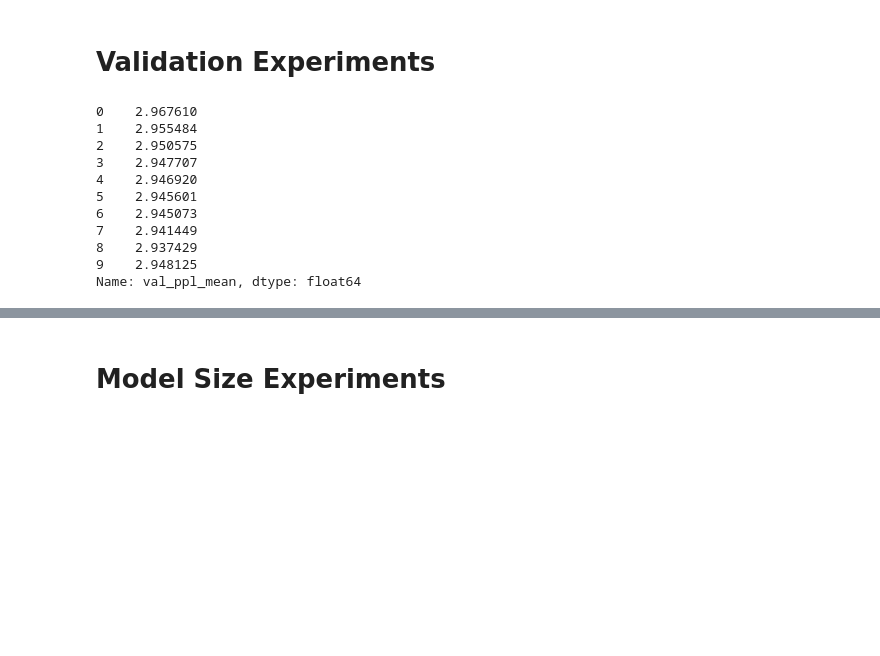
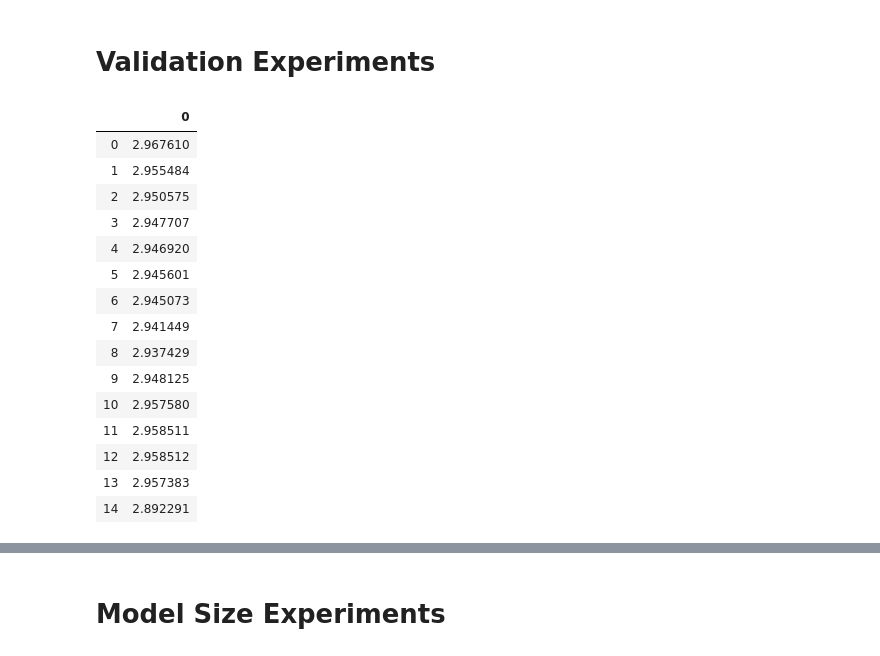
Before and after one commit to kushalarora/quant_exp_bias, a Jupyter notebook: experiments_only_plots.ipynb, the cells around one changed output, grey strips where cells are left out. Saved outputs shown, nothing was run; the diff lists cells and outputs as text; code cells hidden in the pictures; blank space fills up the shorter version.

```diff
--- a/experiments_only_plots.ipynb
+++ b/experiments_only_plots.ipynb
@@ -117,8 +72,8 @@ Text(0, 0.5, 'Exposure Bias')
 # %% [markdown]
 # Validation Experiments
 # %%
-result_file = 'results/artificial_grammar/10_12_2019_22_07_56/validation_experiments.json'
-#result_file = 'results/artificial_grammar/10_12_2019_21_00_22/validation_experiments.json'
+#result_file = 'results/artificial_grammar/10_12_2019_22_07_56/validation_experiments.json'
+result_file = 'results/artificial_grammar/10_12_2019_21_00_22/validation_experiments.json'
 validation_exp_results = json.load(open(result_file))
 
 # val_ppl_max_len = 0
@@ -142,48 +97,52 @@ validation_exp_results = json.load(open(result_file))
 #     arr = validation_exp_results[epoch]['exp_biases']
 #     padding = [None] * (exp_bias_max_len - len(arr))
 #     validation_exp_results[epoch]['exp_biases'] = np.array(validation_exp_results[epoch]['exp_biases'] + padding)
 
 
 for epoch in validation_exp_results:
     validation_exp_results[epoch]['exp_biases'] = np.array(validation_exp_results[epoch]['exp_biases'], dtype=float)
     validation_exp_results[epoch]['val_ppl'] = np.array(validation_exp_results[epoch]['val_ppl'], dtype=float)
-    validation_exp_results[epoch]['exp_mean'] = np.mean(validation_exp_results[epoch]['exp_mean'], dtype=float)
-    validation_exp_results[epoch]['exp_std'] = np.std(validation_exp_results[epoch]['exp_std'], dtype=float)
+    validation_exp_results[epoch]['exp_mean'] = np.mean(validation_exp_results[epoch]['exp_biases'], dtype=float)
+    validation_exp_results[epoch]['exp_std'] = np.std(validation_exp_results[epoch]['exp_biases'], dtype=float)
     validation_exp_results[epoch]['val_ppl_mean'] = np.mean(validation_exp_results[epoch]['val_ppl'], dtype=float)
     validation_exp_results[epoch]['val_ppl_std'] = np.std(validation_exp_results[epoch]['val_ppl'], dtype=float)
 
 validation_exp_results = pd.DataFrame(validation_exp_results).T
 validation_exp_results = validation_exp_results[:10]
 validation_exp_results['exp_mean'] = validation_exp_results['exp_mean'].astype(float)
 validation_exp_results['val_ppl_mean'] = validation_exp_results['val_ppl_mean'].astype(float)
 
 # exp_biases = {}
 # for key in validation_exp_results:
 #     exp_biases[key] = validation_exp_results[key]['exp_biases']
 
 # exp_biases_pd = pd.DataFrame(exp_biases)
 
 # val_ppl = {}
 # for key in validation_exp_results:
 #     val_ppl[key] = np.mean(validation_exp_results[key]['val_ppl'])
 # print(val_ppl)
 # val_ppl_pd = pd.DataFrame(val_ppl, index=[0]).T
 
 # exp_biases_pd.mean()
-#val_ppl_pd
-validation_exp_results['val_ppl_mean']
+val_ppl_pd
 # %% [output]
-0    2.967610
-1    2.955484
-2    2.950575
-3    2.947707
-4    2.946920
-5    2.945601
-6    2.945073
-7    2.941449
-8    2.937429
-9    2.948125
-Name: val_ppl_mean, dtype: float64
+|  | 0 |
+| 0 | 2.967610 |
+| 1 | 2.955484 |
+| 2 | 2.950575 |
+| 3 | 2.947707 |
+| 4 | 2.946920 |
+| 5 | 2.945601 |
+| 6 | 2.945073 |
+| 7 | 2.941449 |
+| 8 | 2.937429 |
+| 9 | 2.948125 |
+| 10 | 2.957580 |
+| 11 | 2.958511 |
+| 12 | 2.958512 |
+| 13 | 2.957383 |
+| 14 | 2.892291 |
 # %%
 fig = plt.figure(figsize=(12, 6))
 ax1 = fig.add_subplot(111, label='exposure bias')
```
Also changed, not shown: parts of 6 cells of this notebook, 1 other file.
